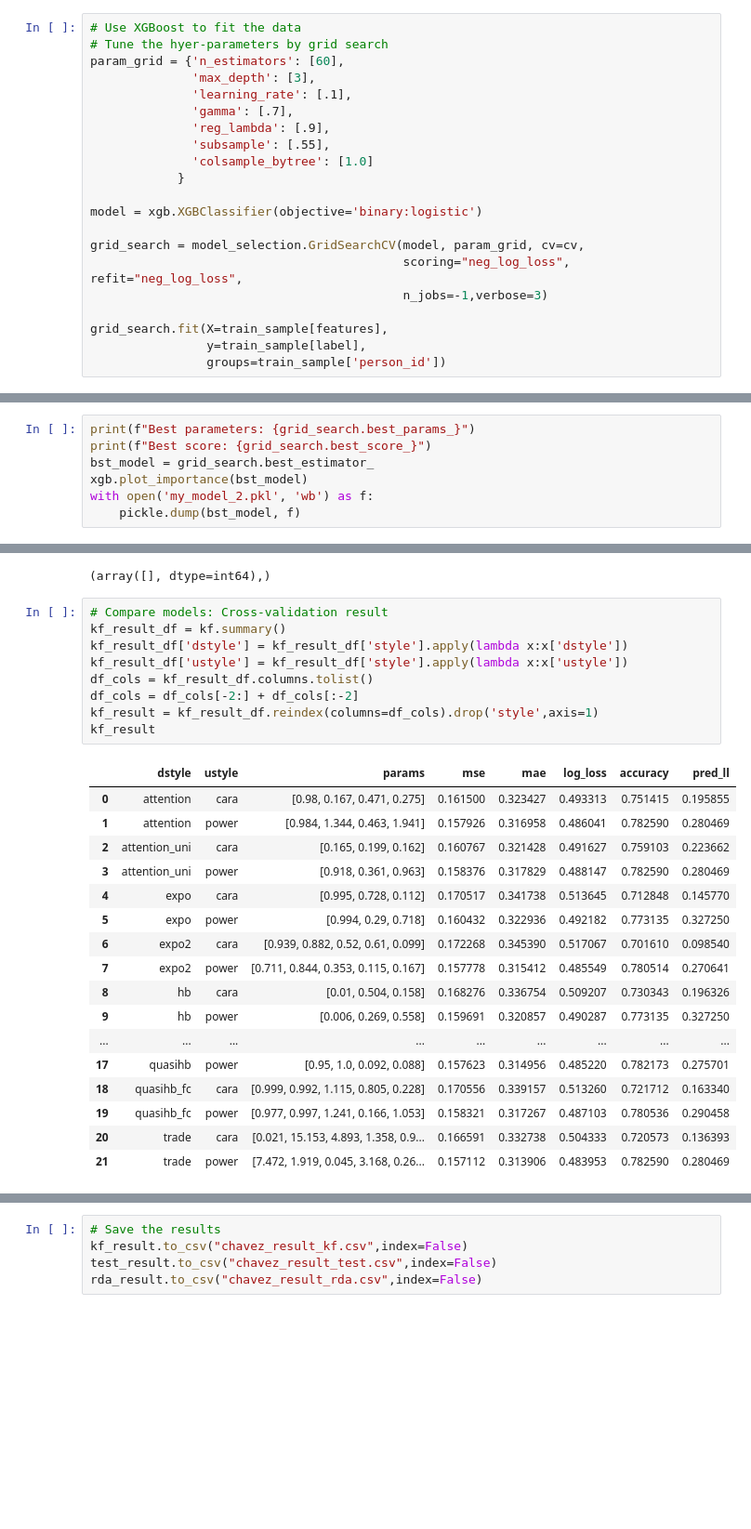
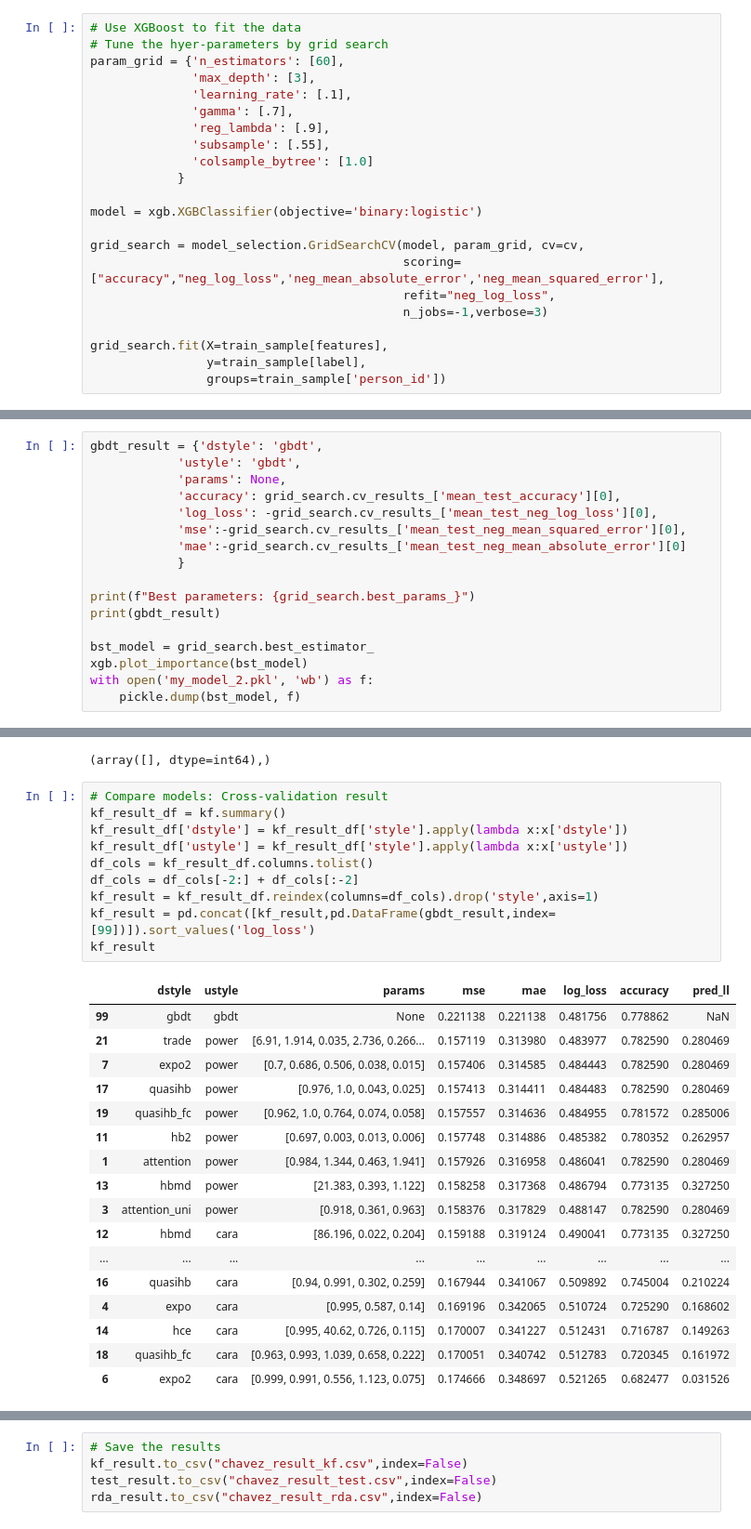
Before and after one commit to zarkwang/attention_discount_project, a Jupyter notebook: model/mpl_analysis_2.ipynb, the cells around one changed output, grey strips where cells are left out. Shown at 93% size. Saved outputs shown, nothing was run; the diff lists cells and outputs as text; blank space fills up the shorter version.

Commit message:
empirical test

```diff
--- a/model/mpl_analysis_2.ipynb
+++ b/model/mpl_analysis_2.ipynb
@@ -75,7 +75,8 @@ param_grid = {'n_estimators': [60],
 model = xgb.XGBClassifier(objective='binary:logistic')
 
 grid_search = model_selection.GridSearchCV(model, param_grid, cv=cv,
-                                           scoring="neg_log_loss", refit="neg_log_loss",
+                                           scoring=["accuracy","neg_log_loss",'neg_mean_absolute_error','neg_mean_squared_error'],
+                                           refit="neg_log_loss",
                                            n_jobs=-1,verbose=3)
 
 grid_search.fit(X=train_sample[features],
@@ -106,6 +104,16 @@ GridSearchCV(cv=[(array([    0,     1,     2, ..., 27462, 27463, 27464]),
 # %%
+gbdt_result = {'dstyle': 'gbdt',
+            'ustyle': 'gbdt',
+            'params': None,
+            'accuracy': grid_search.cv_results_['mean_test_accuracy'][0],
+            'log_loss': -grid_search.cv_results_['mean_test_neg_log_loss'][0],
+            'mse':-grid_search.cv_results_['mean_test_neg_mean_squared_error'][0],
+            'mae':-grid_search.cv_results_['mean_test_neg_mean_absolute_error'][0]
+            }
+
 print(f"Best parameters: {grid_search.best_params_}")
-print(f"Best score: {grid_search.best_score_}")
+print(gbdt_result)
+
 bst_model = grid_search.best_estimator_
 xgb.plot_importance(bst_model)
 with open('my_model_2.pkl', 'wb') as f:
@@ -162,30 +170,31 @@ np.where(kf.success==False)
 # %%
 # Compare models: Cross-validation result
 kf_result_df = kf.summary()
 kf_result_df['dstyle'] = kf_result_df['style'].apply(lambda x:x['dstyle'])
 kf_result_df['ustyle'] = kf_result_df['style'].apply(lambda x:x['ustyle'])
 df_cols = kf_result_df.columns.tolist()
 df_cols = df_cols[-2:] + df_cols[:-2]
 kf_result = kf_result_df.reindex(columns=df_cols).drop('style',axis=1)
+kf_result = pd.concat([kf_result,pd.DataFrame(gbdt_result,index=[99])]).sort_values('log_loss')
 kf_result
 # %% [output]
 |  | dstyle | ustyle | params | mse | mae | log_loss | accuracy | pred_ll |
-| 0 | attention | cara | [0.98, 0.167, 0.471, 0.275] | 0.161500 | 0.323427 | 0.493313 | 0.751415 | 0.195855 |
+| 99 | gbdt | gbdt | None | 0.221138 | 0.221138 | 0.481756 | 0.778862 | NaN |
+| 21 | trade | power | [6.91, 1.914, 0.035, 2.736, 0.266... | 0.157119 | 0.313980 | 0.483977 | 0.782590 | 0.280469 |
+| 7 | expo2 | power | [0.7, 0.686, 0.506, 0.038, 0.015] | 0.157406 | 0.314585 | 0.484443 | 0.782590 | 0.280469 |
+| 17 | quasihb | power | [0.976, 1.0, 0.043, 0.025] | 0.157413 | 0.314411 | 0.484483 | 0.782590 | 0.280469 |
+| 19 | quasihb_fc | power | [0.962, 1.0, 0.764, 0.074, 0.058] | 0.157557 | 0.314636 | 0.484955 | 0.781572 | 0.285006 |
+| 11 | hb2 | power | [0.697, 0.003, 0.013, 0.006] | 0.157748 | 0.314886 | 0.485382 | 0.780352 | 0.262957 |
 | 1 | attention | power | [0.984, 1.344, 0.463, 1.941] | 0.157926 | 0.316958 | 0.486041 | 0.782590 | 0.280469 |
-| 2 | attention_uni | cara | [0.165, 0.199, 0.162] | 0.160767 | 0.321428 | 0.491627 | 0.759103 | 0.223662 |
+| 13 | hbmd | power | [21.383, 0.393, 1.122] | 0.158258 | 0.317368 | 0.486794 | 0.773135 | 0.327250 |
 | 3 | attention_uni | power | [0.918, 0.361, 0.963] | 0.158376 | 0.317829 | 0.488147 | 0.782590 | 0.280469 |
-| 4 | expo | cara | [0.995, 0.728, 0.112] | 0.170517 | 0.341738 | 0.513645 | 0.712848 | 0.145770 |
-| 5 | expo | power | [0.994, 0.29, 0.718] | 0.160432 | 0.322936 | 0.492182 | 0.773135 | 0.327250 |
-| 6 | expo2 | cara | [0.939, 0.882, 0.52, 0.61, 0.099] | 0.172268 | 0.345390 | 0.517067 | 0.701610 | 0.098540 |
-| 7 | expo2 | power | [0.711, 0.844, 0.353, 0.115, 0.167] | 0.157778 | 0.315412 | 0.485549 | 0.780514 | 0.270641 |
-| 8 | hb | cara | [0.01, 0.504, 0.158] | 0.168276 | 0.336754 | 0.509207 | 0.730343 | 0.196326 |
-| 9 | hb | power | [0.006, 0.269, 0.558] | 0.159691 | 0.320857 | 0.490287 | 0.773135 | 0.327250 |
+| 12 | hbmd | cara | [86.196, 0.022, 0.204] | 0.159188 | 0.319124 | 0.490041 | 0.773135 | 0.327250 |
 | ... | ... | ... | ... | ... | ... | ... | ... | ... |
-| 17 | quasihb | power | [0.95, 1.0, 0.092, 0.088] | 0.157623 | 0.314956 | 0.485220 | 0.782173 | 0.275701 |
-| 18 | quasihb_fc | cara | [0.999, 0.992, 1.115, 0.805, 0.228] | 0.170556 | 0.339157 | 0.513260 | 0.721712 | 0.163340 |
-| 19 | quasihb_fc | power | [0.977, 0.997, 1.241, 0.166, 1.053] | 0.158321 | 0.317267 | 0.487103 | 0.780536 | 0.290458 |
-| 20 | trade | cara | [0.021, 15.153, 4.893, 1.358, 0.9... | 0.166591 | 0.332738 | 0.504333 | 0.720573 | 0.136393 |
-| 21 | trade | power | [7.472, 1.919, 0.045, 3.168, 0.26... | 0.157112 | 0.313906 | 0.483953 | 0.782590 | 0.280469 |
+| 16 | quasihb | cara | [0.94, 0.991, 0.302, 0.259] | 0.167944 | 0.341067 | 0.509892 | 0.745004 | 0.210224 |
+| 4 | expo | cara | [0.995, 0.587, 0.14] | 0.169196 | 0.342065 | 0.510724 | 0.725290 | 0.168602 |
+| 14 | hce | cara | [0.995, 40.62, 0.726, 0.115] | 0.170007 | 0.341227 | 0.512431 | 0.716787 | 0.149263 |
+| 18 | quasihb_fc | cara | [0.963, 0.993, 1.039, 0.658, 0.222] | 0.170051 | 0.340742 | 0.512783 | 0.720345 | 0.161972 |
+| 6 | expo2 | cara | [0.999, 0.991, 0.556, 1.123, 0.075] | 0.174666 | 0.348697 | 0.521265 | 0.682477 | 0.031526 |
 # %%
 # Compare models: Out-of-sample performance
 test_result = []
```
Also changed, not shown: parts of 7 cells of this notebook, 14 other files.
